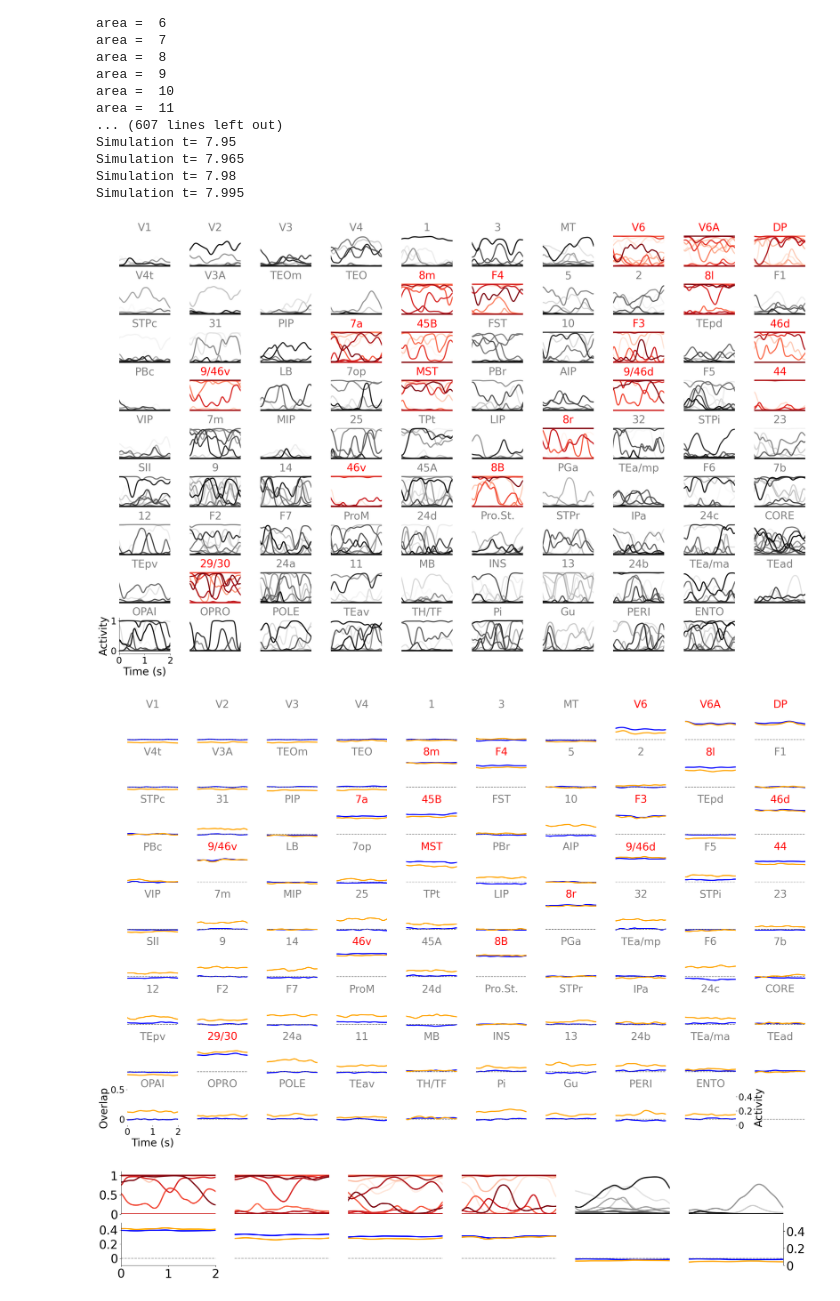
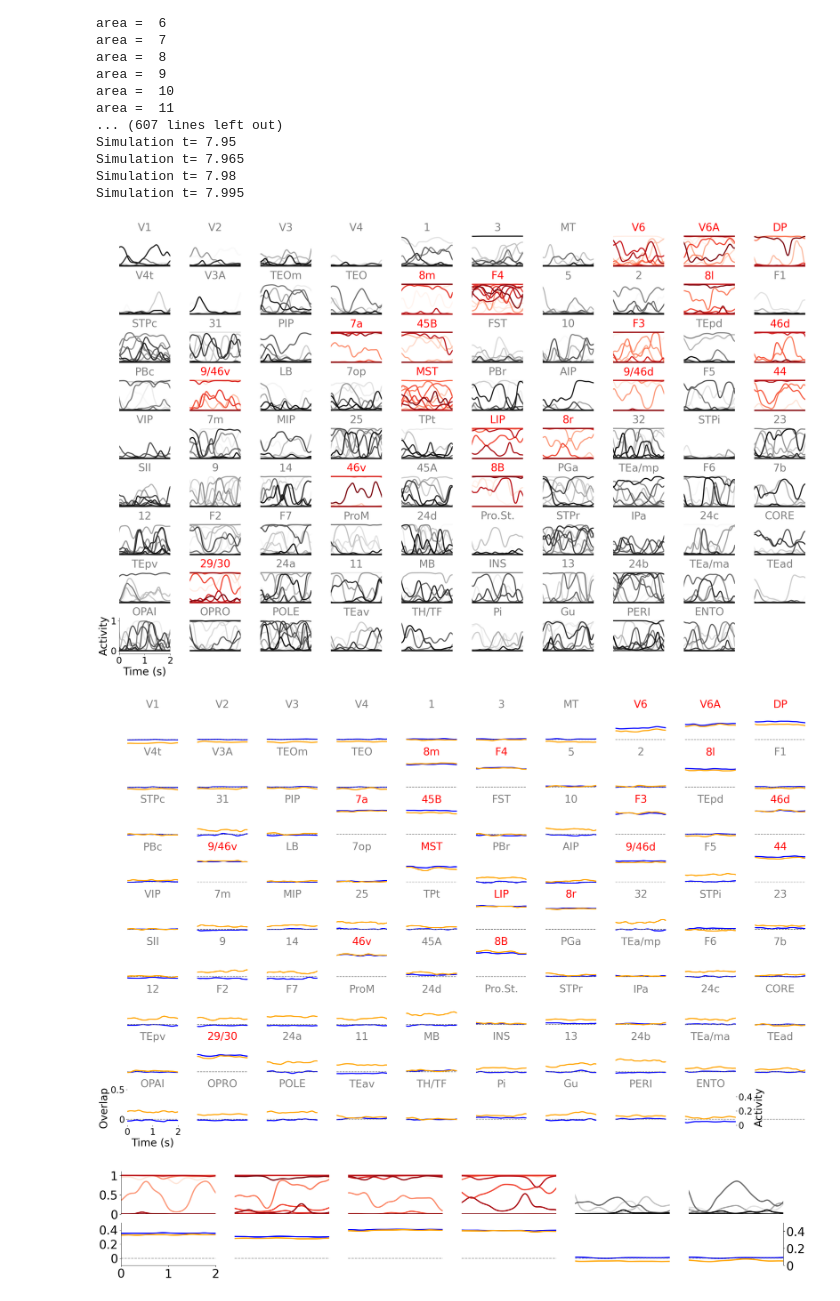
Before and after one commit to ulisespereira/brainwide, a Jupyter notebook: Fig3/fig3_dyn_functional.ipynb, the cells around one changed output. Drawn from its saved outputs; the diff is of its cells as text; code cells hidden in the pictures.

```diff
--- a/Fig3/fig3_dyn_functional.ipynb
+++ b/Fig3/fig3_dyn_functional.ipynb
@@ -187,18 +187,12 @@ if True: # saving cognitive subnetworks
     pickle.dump(subnetworks, open('connectivity_data/cognitive_subnetworks.p', 'wb'))
 
 val_FPN = np.array(val_FPN)
+
+
+fpn_wm = subnetworks['FPN']+[names_ctx.index('LIP')]
 areas_surface_fpn = np.zeros(89)
-areas_surface_salience = np.zeros(89)
-areas_surface_dorsatt = np.zeros(89)
-areas_surface_dmn = np.zeros(89)
-areas_surface_fpn[subnetworks['FPN']] = 1
-areas_surface_salience[subnetworks['Salience']] = 1
-areas_surface_dorsatt[subnetworks['DorsAtt']] = 1
-areas_surface_dmn[subnetworks['Default']] = 1
-sio.savemat('results/areas_surface_fpn.mat', {'areas_surface_fpn':areas_surface_fpn})
-sio.savemat('results/areas_surface_salience.mat', {'areas_surface_salience':areas_surface_salience})
-sio.savemat('results/areas_surface_dorsatt.mat', {'areas_surface_dorsatt':areas_surface_dorsatt})
-sio.savemat('results/areas_surface_dmn.mat', {'areas_surface_dmn':areas_surface_dmn})
+areas_surface_fpn[fpn_wm] = 1
+sio.savemat('results/areas_surface_fpn_WM.mat', {'areas_surface_fpn_wm':areas_surface_fpn})
 # %% [output]
 No PIRIFORM in the 89 areas network
 No SUBICULUM in the 89 areas network
@@ -216,16 +204,14 @@ connectivity_params = loading_matrices(.3)
 modelparams = model_parameters()
 modelparams['amp_loc_noise'] = 2.#2.2
 modelparams['amp_lr_noise'] = 2.75#3.5
-modelparams['amp_loc'] = 2.1
+modelparams['amp_loc'] = 2.05#2.1
 modelparams['amp_lr'] = 3.4
 modelparams['A_spines'] = .4
 modelparams['offset_spines'] = .6
 
 #names
-names = connectivity_params['names_ctx']
-names_ctx = []
-for l in range(89):
-    names_ctx.append(names[l])
+names_ctx = connectivity_params['names_ctx']
+
 
 #creating connectivity
 connectivity = CorticalConnectivity(modelparams, connectivity_params)
@@ -233,7 +219,7 @@ connectivity.hebbian_symmetric.p_asym = 8
 connectivity.hebbian_symmetric.p_sym = 1
 inds = []
 amp_inds = [(2.2,0)]
-inds.append(subnetworks['FPN'])
+inds.append(fpn_wm)
 connectivity.hebbian_symmetric.update_indexes(inds, amp_inds)
 # %%
 #creating network
@@ -277,22 +263,6 @@ Simulation t= 7.95
 Simulation t= 7.965
 Simulation t= 7.98
 Simulation t= 7.995
-# %%
-#saving results for display at the surface
-if True:
-    #save as mat file
-    overlaps = results['overlaps_sym'][:,:,:,0]
-    sio.savemat('results/overlaps_fpn.mat', {'overlaps_fpn':overlaps})
-    r_ctx = results['rates_ctx']
-    N_block = modelparams['N_block'] # resolution saved nurons
-    N_recorded = modelparams['N_recorded'] # resolution saved nurons
-    N_neu =int( N_block/int(N_block/N_recorded)) #number recorded neurons
-    mean_rates = []
-    for l in range(89):
-        r_mean = np.mean(r_ctx[:, l * N_neu: (l + 1)* N_neu], axis = 1)
-        mean_rates.append(r_mean)
-    mean_rates = np.array(mean_rates)
-    sio.savemat('results/mean_rate_fpn.mat', {'rate_fpn':mean_rates})
 # %%
 from cycler import cycler
 #results = pickle.load(open('data/gradient_chaos/sim_0.011.p', 'rb'))
@@ -375,9 +345,9 @@ for row in ax:
         l+=1
         n_col+=1
     n_row+=1
-plt.savefig(name_grad, bbox_inches='tight')
+#plt.savefig(name_grad, bbox_inches='tight')
 # %% [output]
-[figure, old version]
+[figure, new version]
 # %%
 from cycler import cycler
 
@@ -495,7 +465,7 @@ for row in ax:
 #plt.close()
 plt.savefig(name_grad, bbox_inches='tight')
 # %% [output]
-[figure, old version]
+[figure, new version]
 # %%
 
 time = results['time']
@@ -644,7 +614,7 @@ ax12.set_yticks([])
 
 #4th column
 
-ind3 = names_ctx.index('F3')
+ind3 = names_ctx.index('LIP')
 for l in range(ind3* N_neu, (ind3+1)* N_neu, dN):
     ax[0,3].plot(time, r_ctx[:, l], color = colors_reds[l-ind3* N_neu], lw=lw_fr)
 ax[0,3].set_ylim([0,1.1])
@@ -745,34 +715,34 @@ ax[0,5].set_yticks([])
 ax[1,5].plot(time, overlaps[:, ind3, 0], color = ov_color, lw= lw_ov)
 ax[1,5].set_ylim([-.1,0.5])
 ax[1,5].set_xlim([t_end - 2, t_end])
 ax[1,5].spines['right'].set_visible(False)
 ax[1,5].spines['top'].set_visible(False)
 ax[1,5].spines['left'].set_visible(False)
 ax[1,5].spines['bottom'].set_visible(False)
 ax[1,5].set_yticks([])
 #ax[1,5].set_xticks([t_end - 2, t_end])
 #ax[1,5].set_xticklabels([t_end - 2, t_end], fontsize = s_ticks)
 ax[1, 5].set_xticks([])
 ax[1,5].axhline(y=0, xmin=0, xmax=400, ls = '--',color='gray')
 
 ax15 = ax[1,5].twinx()
 r_mean = np.mean(r_ctx[:, ind * N_neu: (ind + 1)* N_neu], axis = 1)
 ax15.plot(time,  r_mean, color = m_fr_color, lw= lw_ov)
 ax15.set_ylim([0,.5])
 #ax15.set_xlim([t_end - 2, t_end])
 #ax15.set_xticks([t_end - 2, t_end-1, t_end])
 #ax15.set_xticklabels([0, 1, 2], fontsize = s_ticks)
 ax15.set_xticks([])
 #ax12.spines['right'].set_visible(False)
 ax15.spines['top'].set_visible(False)
 ax15.spines['left'].set_visible(False)
 ax15.spines['bottom'].set_visible(False)
 ax15.set_yticks([0, 0.2, 0.4])
 ax15.set_yticklabels([0, 0.2, 0.4], fontsize = s_ticks)
 
 plt.savefig('figures/panels/attractors.pdf', bbox_inches='tight')
 # %% [output]
-[figure, old version]
+[figure, new version]
 # %%
 #saving results for display at the surface
 if True:
```
Also changed, not shown: parts of 2 cells of this notebook, 15 other files.
